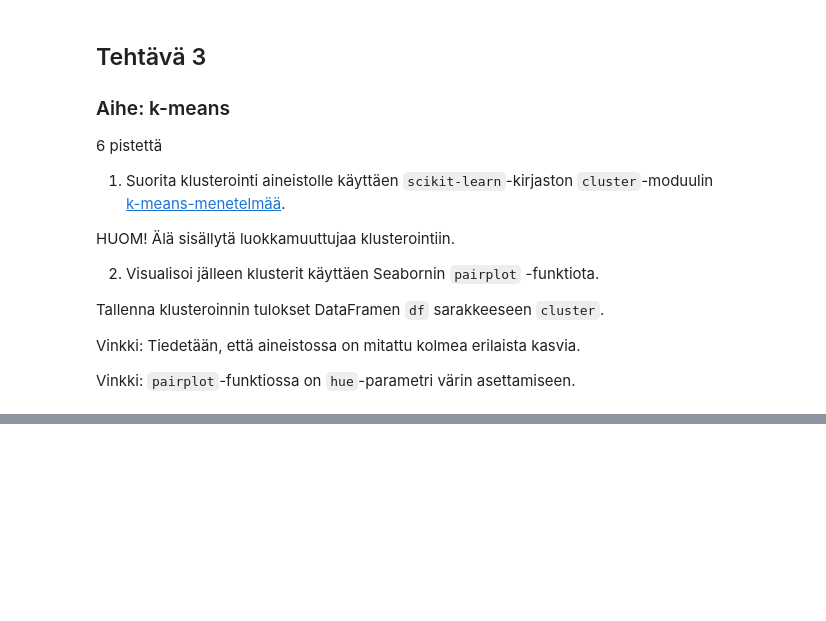
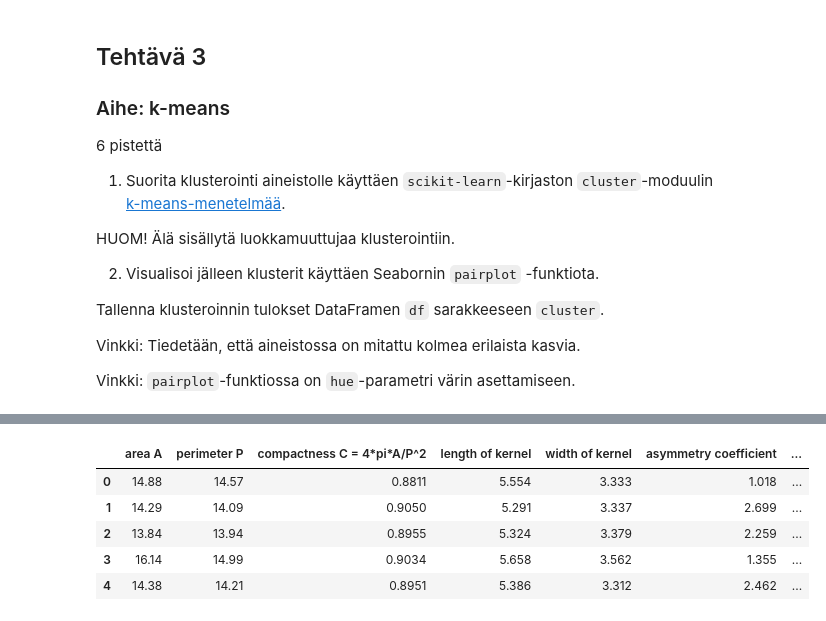
Before and after one commit to RiikkaKokko/JAMK_koneoppiminen, a Jupyter notebook: osa_2/tehtavat_osa_2.ipynb, the cells around one changed output, grey strips where cells are left out. Drawn from its saved outputs; the diff is of its cells as text; code cells hidden in the pictures; blank space fills up the shorter version.

```diff
--- a/osa_2/tehtavat_osa_2.ipynb
+++ b/osa_2/tehtavat_osa_2.ipynb
@@ -155,0 +130,9 @@ plt.show()
+# %%
+df.head()
+# %% [output]
+|  | area A | perimeter P | compactness C = 4*pi*A/P^2 | length of kernel | width of kernel | asymmetry coefficient | ... |
+| 0 | 14.88 | 14.57 | 0.8811 | 5.554 | 3.333 | 1.018 | ... |
+| 1 | 14.29 | 14.09 | 0.9050 | 5.291 | 3.337 | 2.699 | ... |
+| 2 | 13.84 | 13.94 | 0.8955 | 5.324 | 3.379 | 2.259 | ... |
+| 3 | 16.14 | 14.99 | 0.9034 | 5.658 | 3.562 | 1.355 | ... |
+| 4 | 14.38 | 14.21 | 0.8951 | 5.386 | 3.312 | 2.462 | ... |
```
Also changed, not shown: parts of 8 cells of this notebook.
